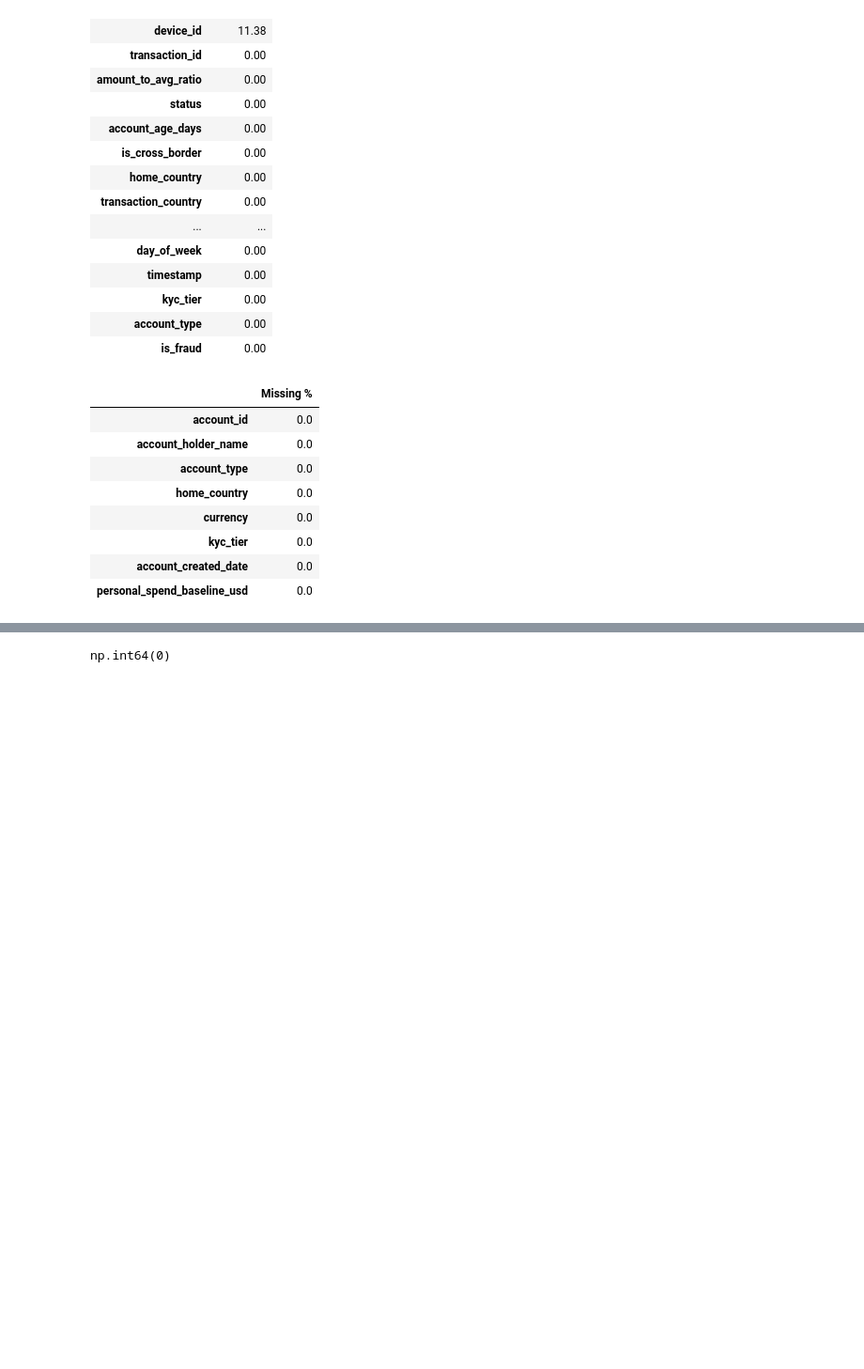
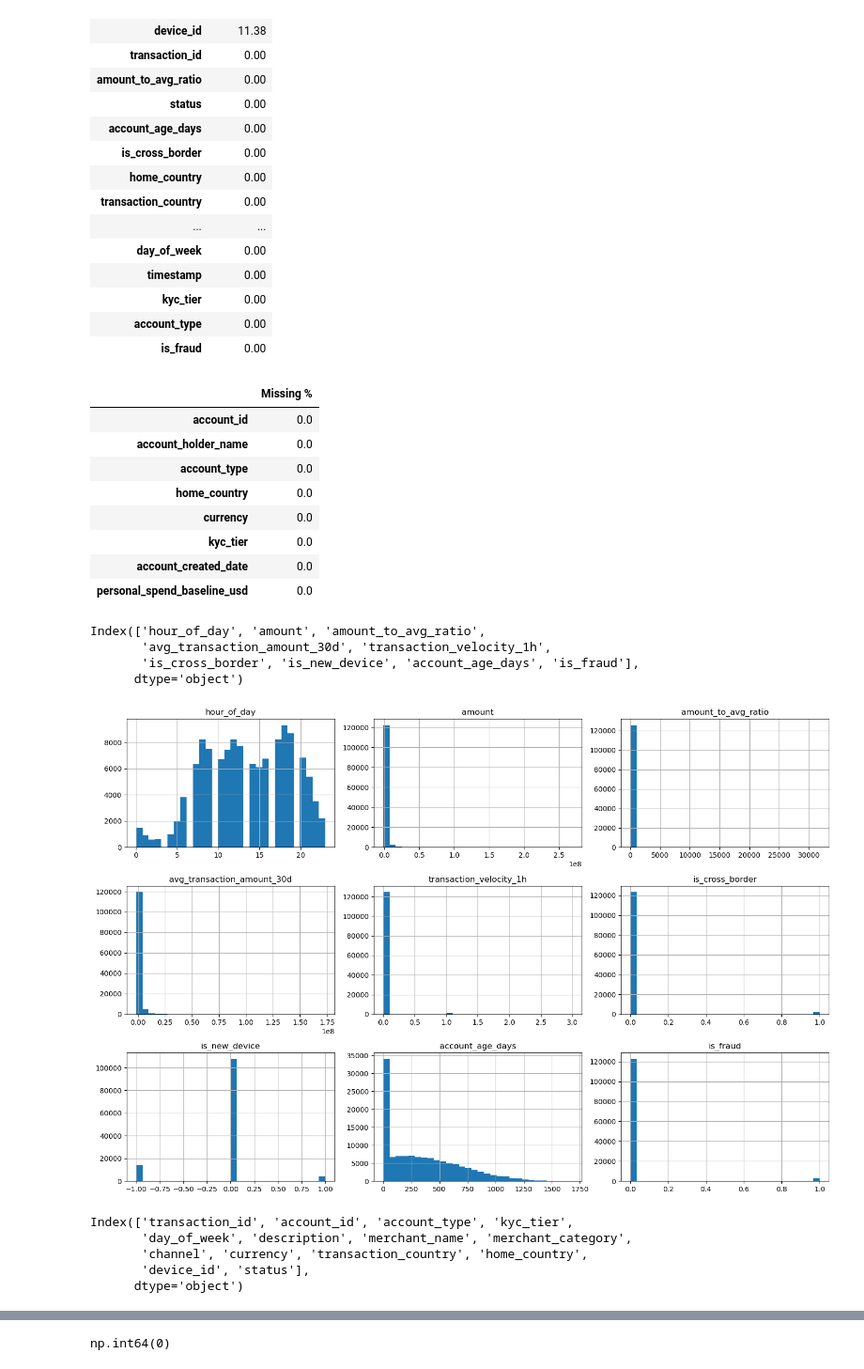
Before and after one commit to telvinpaul1/finlora_fraud_detection_and_risk_scoring, a Jupyter notebook: notebook/data_cleaning.ipynb, the cells around one changed output, grey strips where cells are left out. Shown at 94% size. Drawn from its saved outputs; the diff is of its cells as text; code cells hidden in the pictures; blank space fills up the shorter version.

```diff
--- a/notebook/data_cleaning.ipynb
+++ b/notebook/data_cleaning.ipynb
@@ -258,3 +260,40 @@ display(
 | kyc_tier | 0.0 |
 | account_created_date | 0.0 |
 | personal_spend_baseline_usd | 0.0 |
+# %%
+# VISUALISE NUMERICAL DISTRIBUTIONS
+# Identify all numerical columns in the transaction dataset
+numeric_cols = transactions.select_dtypes(
+    include=np.number
+).columns
+print(numeric_cols)
+# %% [output]
+Index(['hour_of_day', 'amount', 'amount_to_avg_ratio',
+       'avg_transaction_amount_30d', 'transaction_velocity_1h',
+       'is_cross_border', 'is_new_device', 'account_age_days', 'is_fraud'],
+      dtype='object')
+# %%
+# Create histograms to examine the distribution of numerical variables
+# This can help identify skewness, unusual values and potential outliers
+transactions[numeric_cols].hist(
+    figsize=(15, 10),
+    bins=30
+)
+
+plt.tight_layout()
+plt.show()
+# %% [output]
+[figure, added]
+# %%
+# EXAMINE CATEGORICAL DISTRIBUTIONS
+# Identify categorical/text columns in the transaction dataset
+categorical_cols = transactions.select_dtypes(
+    include=["object", "category"]
+).columns
+print(categorical_cols)
+# %% [output]
+Index(['transaction_id', 'account_id', 'account_type', 'kyc_tier',
+       'day_of_week', 'description', 'merchant_name', 'merchant_category',
+       'channel', 'currency', 'transaction_country', 'home_country',
+       'device_id', 'status'],
+      dtype='object')
```
Also changed, not shown: parts of 10 cells of this notebook, 5 other files.
